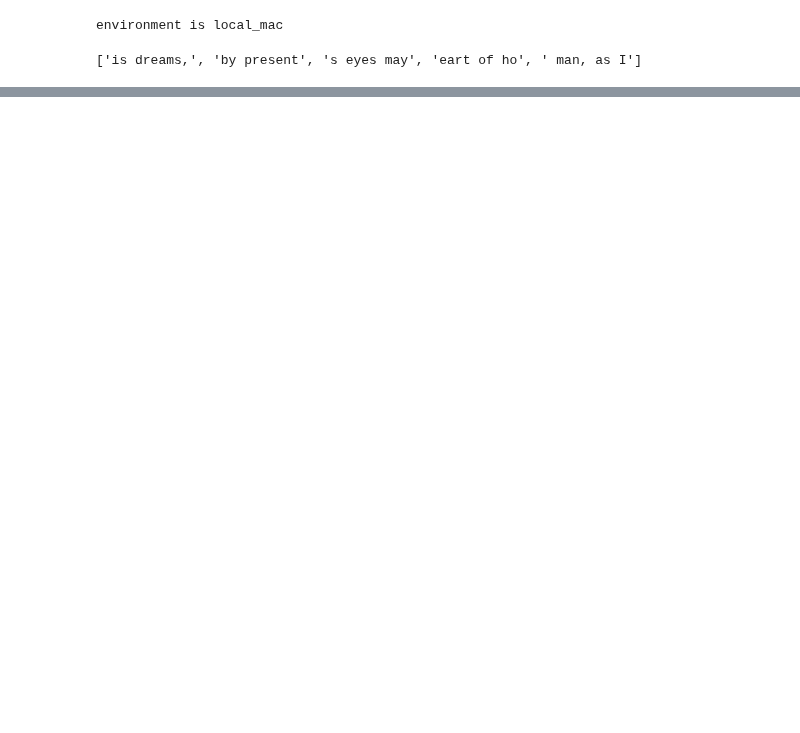
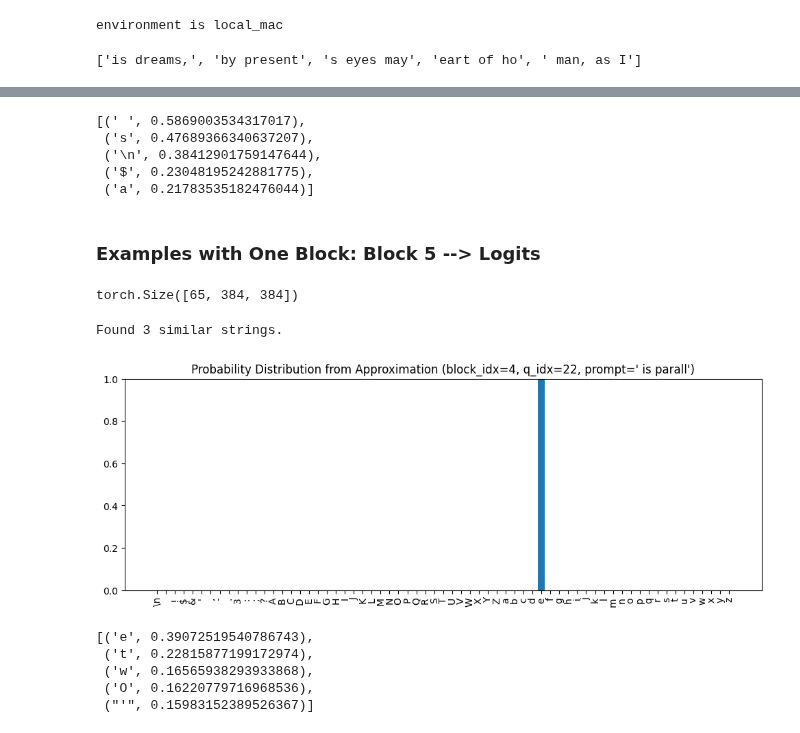
Before and after one commit to spather/transformer-experiments, a Jupyter notebook: nbs/analyses/50_approximation_details.ipynb, the cells around one changed output, grey strips where cells are left out. Cells and saved outputs as stored; diff of their text form; code cells hidden in the pictures; blank space fills up the shorter version.

```diff
--- a/nbs/analyses/50_approximation_details.ipynb
+++ b/nbs/analyses/50_approximation_details.ipynb
@@ -764,0 +295,37 @@ values, indices, [tokenizer.itos[i.item()] for i in indices]
+# %%
+topk_similar_projections(no_blocks_proj_matrices, ffwd_outs[block_idx, q_idx, :], k=5, all_tokens=tokenizer.chars)
+# %% [output]
+[(' ', 0.5869003534317017),
+ ('s', 0.47689366340637207),
+ ('\n', 0.38412901759147644),
+ ('$', 0.23048195242881775),
+ ('a', 0.21783535182476044)]
+# %% [markdown]
+### Examples with One Block: Block 5 --> Logits
+# %%
+block_5_proj_matrices = create_token_subspace_projection_matrices(
+    subspace_dims=1,
+    load_token_embeddings=lambda token: torch.load(
+        learned_embeddings_dir /  'block_5' / f"{filename_for_token(token)}.pt",
+        map_location=device,
+    )[:, 0, :],
+    all_tokens=tokenizer.chars
+)
+block_5_proj_matrices.shape
+# %% [output]
+torch.Size([65, 384, 384])
+# %%
+block_idx = 4
+q_idx = 22
+perform_approximation_and_plot(block_idx, q_idx)
+# %% [output]
+Found 3 similar strings.
+[figure, added]
+# %%
+topk_similar_projections(block_5_proj_matrices, ffwd_outs[block_idx, q_idx, :], k=5, all_tokens=tokenizer.chars)
+# %% [output]
+[('e', 0.39072519540786743),
+ ('t', 0.22815877199172974),
+ ('w', 0.16565938293933868),
+ ('O', 0.16220779716968536),
+ ("'", 0.15983152389526367)]
```
Also changed, not shown: parts of 130 cells of this notebook, 5 other files.
